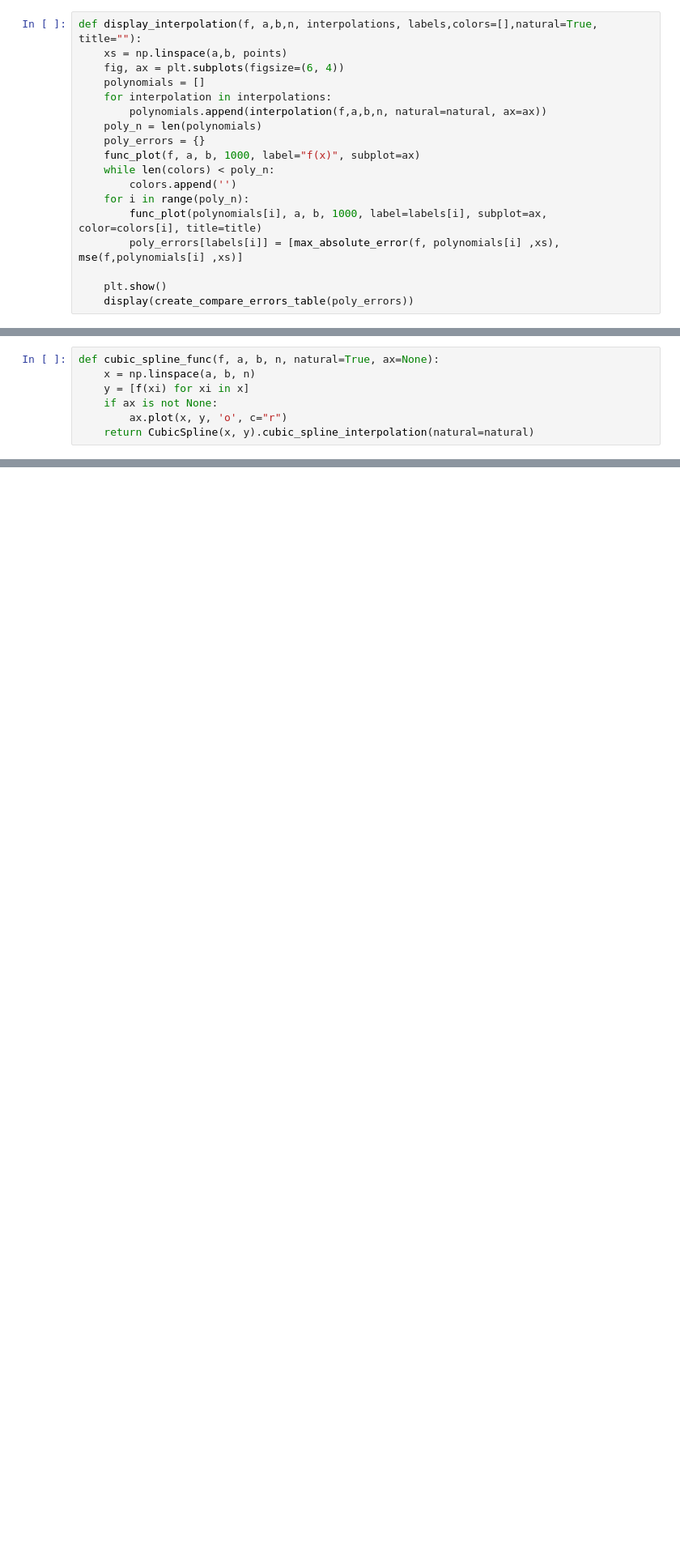
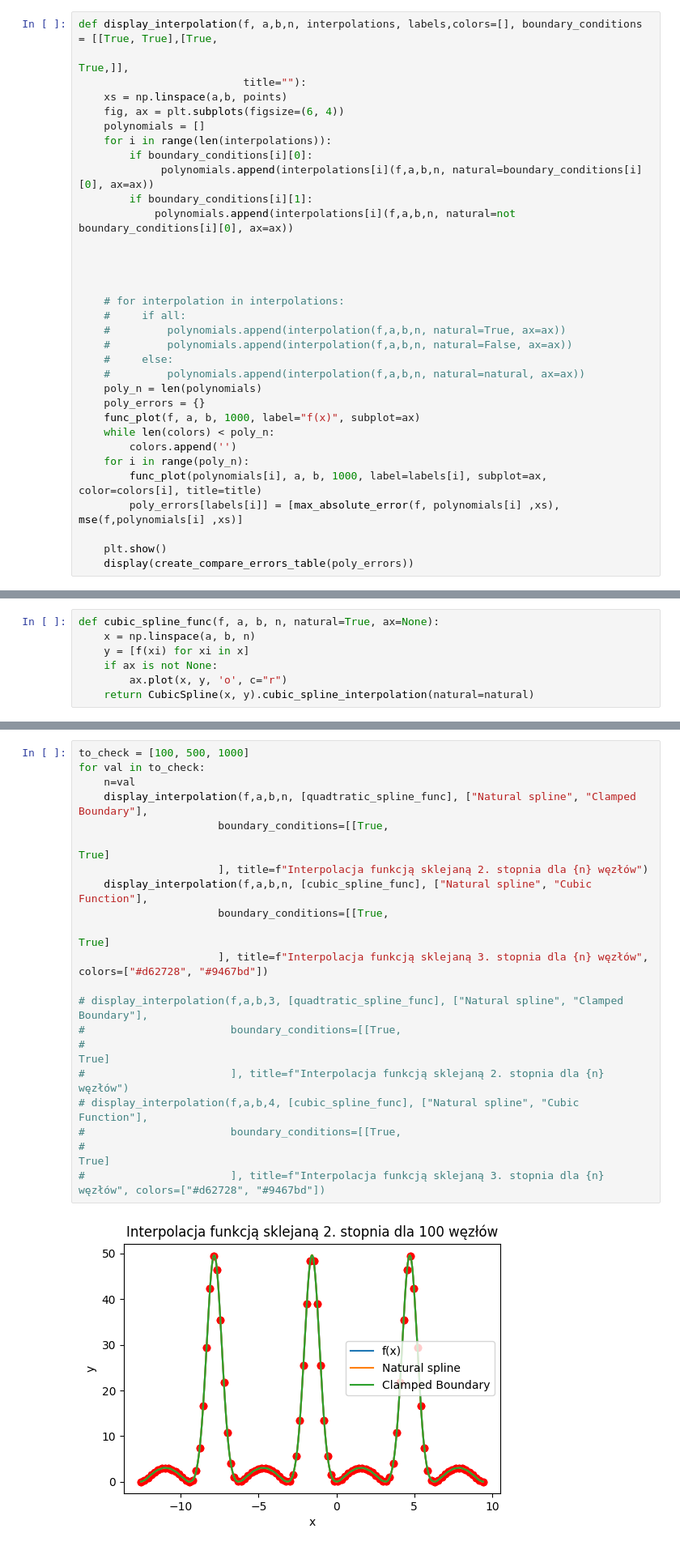
Before and after one commit to tomaszkurcon/mownit, a Jupyter notebook: lab_4/splines_interpolation.ipynb, the cells around one changed output, grey strips where cells are left out. Shown at 81% size. Cells and saved outputs as stored; diff of their text form; blank space fills up the shorter version.

Commit message:
Added report to splines interpolation

```diff
--- a/lab_4/splines_interpolation.ipynb
+++ b/lab_4/splines_interpolation.ipynb
@@ -47,12 +45,27 @@ def max_absolute_error(f, W, xs):
 def mse(f, W, xs):
     return sum([(f(x) - W(x)) ** 2 for x in xs]) / len(xs)
 # %%
-def display_interpolation(f, a,b,n, interpolations, labels,colors=[],natural=True, title=""):
+def display_interpolation(f, a,b,n, interpolations, labels,colors=[], boundary_conditions = [[True, True],[True,
+                                                                                                           True,]],
+                          title=""):
     xs = np.linspace(a,b, points)
     fig, ax = plt.subplots(figsize=(6, 4))
     polynomials = []
-    for interpolation in interpolations:
-        polynomials.append(interpolation(f,a,b,n, natural=natural, ax=ax))
+    for i in range(len(interpolations)):
+        if boundary_conditions[i][0]:
+             polynomials.append(interpolations[i](f,a,b,n, natural=boundary_conditions[i][0], ax=ax))
+        if boundary_conditions[i][1]:
+            polynomials.append(interpolations[i](f,a,b,n, natural=not boundary_conditions[i][0], ax=ax))
+
+
+
+
+    # for interpolation in interpolations:
+    #     if all:
+    #         polynomials.append(interpolation(f,a,b,n, natural=True, ax=ax))
+    #         polynomials.append(interpolation(f,a,b,n, natural=False, ax=ax))
+    #     else:
+    #         polynomials.append(interpolation(f,a,b,n, natural=natural, ax=ax))
     poly_n = len(polynomials)
     poly_errors = {}
     func_plot(f, a, b, 1000, label="f(x)", subplot=ax)
@@ -208,0 +226,23 @@ f = lambda x, k=4, m=1: exp(-k * sin(m * x)) + k * sin(m * x) - 1
+# %%
+to_check = [100, 500, 1000]
+for val in to_check:
+    n=val
+    display_interpolation(f,a,b,n, [quadtratic_spline_func], ["Natural spline", "Clamped Boundary"],
+                      boundary_conditions=[[True,
+                                                                                                              True]
+                      ], title=f"Interpolacja funkcją sklejaną 2. stopnia dla {n} węzłów")
+    display_interpolation(f,a,b,n, [cubic_spline_func], ["Natural spline", "Cubic Function"],
+                      boundary_conditions=[[True,
+                                                                                                              True]
+                      ], title=f"Interpolacja funkcją sklejaną 3. stopnia dla {n} węzłów", colors=["#d62728", "#9467bd"])
+
+# display_interpolation(f,a,b,3, [quadtratic_spline_func], ["Natural spline", "Clamped Boundary"],
+#                       boundary_conditions=[[True,
+#                                                                                                               True]
+#                       ], title=f"Interpolacja funkcją sklejaną 2. stopnia dla {n} węzłów")
+# display_interpolation(f,a,b,4, [cubic_spline_func], ["Natural spline", "Cubic Function"],
+#                       boundary_conditions=[[True,
+#                                                                                                               True]
+#                       ], title=f"Interpolacja funkcją sklejaną 3. stopnia dla {n} węzłów", colors=["#d62728", "#9467bd"])
+# %% [output]
+[figure, added]
```
Also changed, not shown: parts of 5 cells of this notebook, 1 other file.
